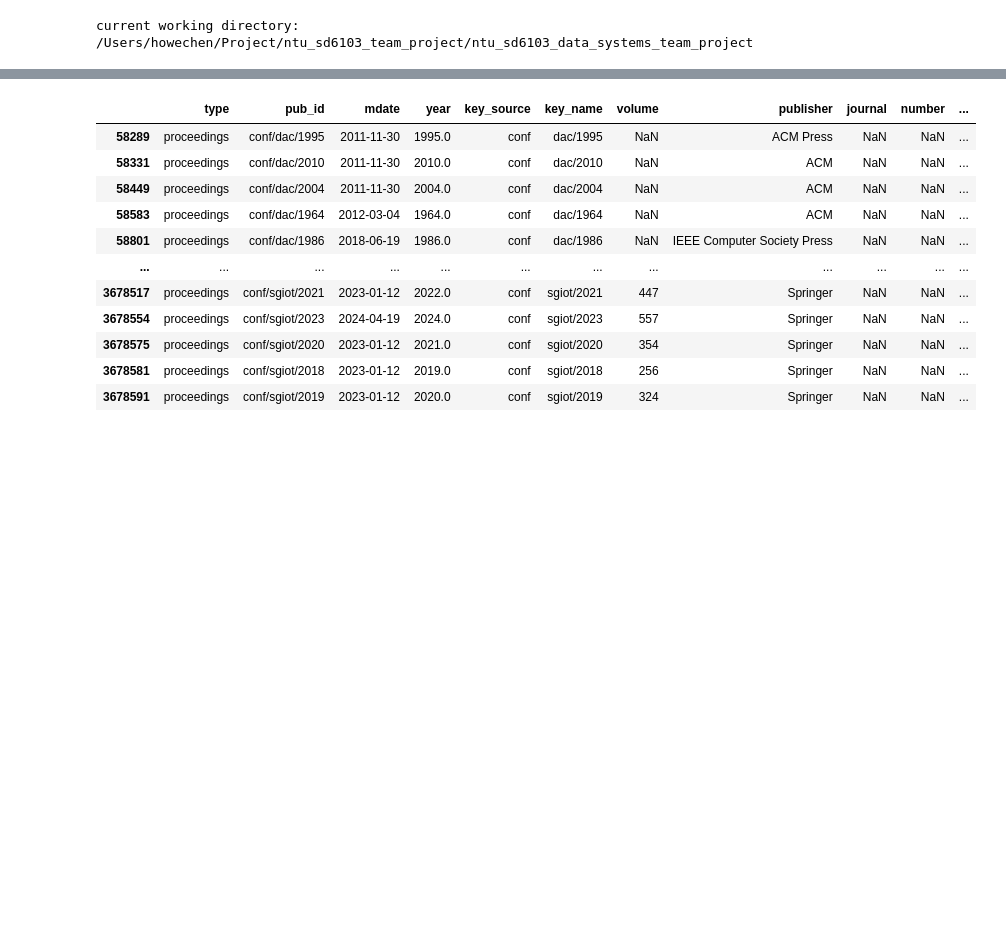
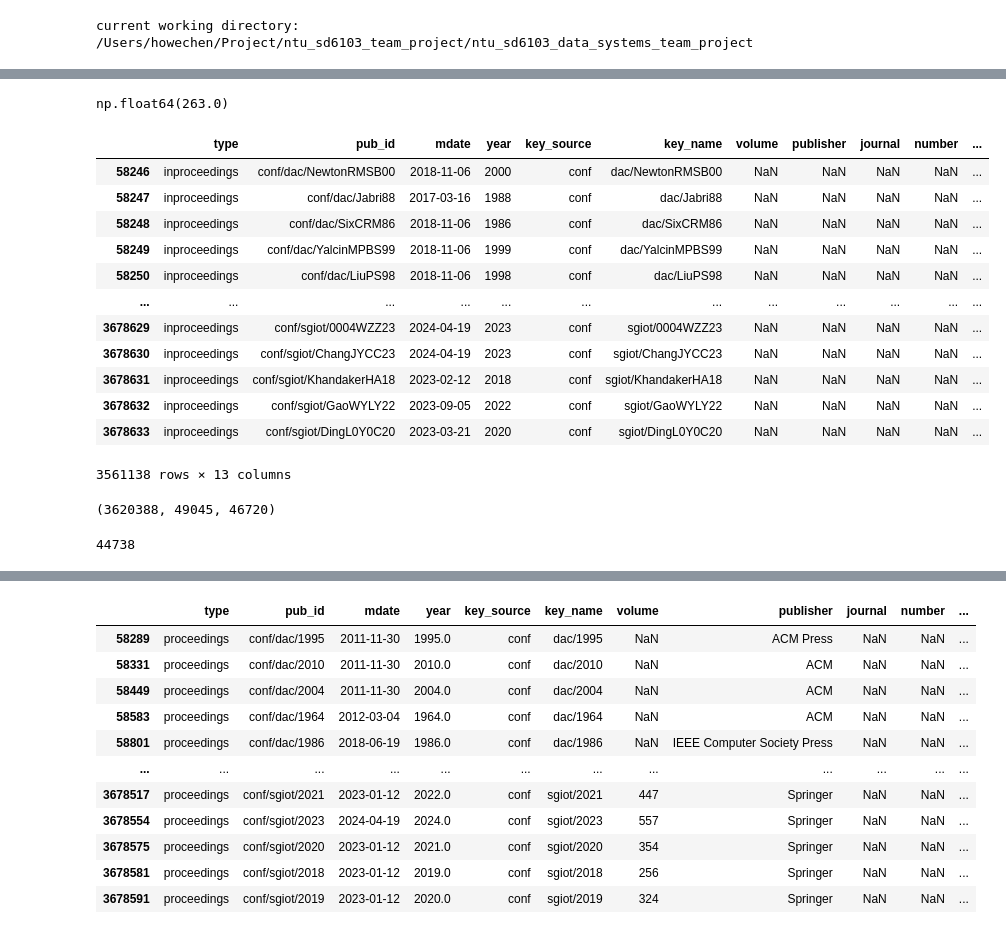
Before and after one commit to HoweChen0517/ntu_sd6103_data_systems_team_project, a Jupyter notebook: notebook/preprocessing.ipynb, the cells around one changed output, grey strips where cells are left out. Drawn from its saved outputs; the diff is of its cells as text; code cells hidden in the pictures; blank space fills up the shorter version.

Commit message:
finish data processing and add DDL.sql

```diff
--- a/notebook/preprocessing.ipynb
+++ b/notebook/preprocessing.ipynb
@@ -11,17 +11,25 @@ print(f'current working directory: {os.getcwd()}')
 current working directory: /Users/howechen/Project/ntu_sd6103_team_project/ntu_sd6103_data_systems_team_project
 # %%
 # load data
-pub_csv_path = "../ntu_sd6103_team_project_data/csv_files/publications.csv"
+pub_csv_path = "../ntu_sd6103_team_project_data/csv_files/publications_raw.csv"
 author_csv_path = "../ntu_sd6103_team_project_data/csv_files/authors.csv"
 author_pub_csv_path = "../ntu_sd6103_team_project_data/csv_files/author_publications.csv"
 jrnls_csv_path = "../ntu_sd6103_team_project_data/csv_files/journals.csv"
 conf_csv_path = "../ntu_sd6103_team_project_data/csv_files/conferences.csv"
 editors_csv_path = "../ntu_sd6103_team_project_data/csv_files/editors.csv"
+editor_pub_csv_path = "../ntu_sd6103_team_project_data/csv_files/editor_publications.csv"
 publisher_csv_path = "../ntu_sd6103_team_project_data/csv_files/publishers.csv"
+posed_conf_csv_path = '../ntu_sd6103_team_project_data/csv_files/processed/conferences.csv'
+posed_jrnls_csv_path = '../ntu_sd6103_team_project_data/csv_files/processed/journals.csv'
+posed_publisher_csv_path = '../ntu_sd6103_team_project_data/csv_files/processed/publishers.csv'
 pub_df = pd.read_csv(pub_csv_path)
 au_pub_df = pd.read_csv(author_pub_csv_path)
 au_df = pd.read_csv(author_csv_path)
 jrnls_df = pd.read_csv(jrnls_csv_path)
 conf_df = pd.read_csv(conf_csv_path)
 editors_df = pd.read_csv(editors_csv_path)
+ed_pub_df = pd.read_csv(editor_pub_csv_path)
 publisher_df = pd.read_csv(publisher_csv_path)
+posed_conf_df = pd.read_csv(posed_conf_csv_path)
+posed_jrnls_df = pd.read_csv(posed_jrnls_csv_path)
+posed_publisher_df = pd.read_csv(posed_publisher_csv_path)
@@ -27,0 +55,5 @@ publisher_df = pd.read_csv(publisher_csv_path)
+# %%
+pub_df['key_name_striped'] = pub_df['key_name'].str.split('/').str[0]
+pub_df['year'] = pub_df['year'].astype('Int64')
+pub_df['key_name_striped'] = pub_df.apply(lambda x: str(x['key_name_striped'])+str(x['year']), axis=1)
+pub_df.head()
@@ -27,0 +92,25 @@ publisher_df = pd.read_csv(publisher_csv_path)
+# %%
+len = new_pub_df['ee'].str.len()
+len.max()
+# %% [output]
+np.float64(263.0)
+# %%
+pub_df[(pub_df['key_source']=='conf') & (pub_df['type'] != 'proceedings')]
+# %% [output]
+|  | type | pub_id | mdate | year | key_source | key_name | volume | publisher | journal | number | ... |
+| 58246 | inproceedings | conf/dac/NewtonRMSB00 | 2018-11-06 | 2000 | conf | dac/NewtonRMSB00 | NaN | NaN | NaN | NaN | ... |
+| 58247 | inproceedings | conf/dac/Jabri88 | 2017-03-16 | 1988 | conf | dac/Jabri88 | NaN | NaN | NaN | NaN | ... |
+| 58248 | inproceedings | conf/dac/SixCRM86 | 2018-11-06 | 1986 | conf | dac/SixCRM86 | NaN | NaN | NaN | NaN | ... |
+| 58249 | inproceedings | conf/dac/YalcinMPBS99 | 2018-11-06 | 1999 | conf | dac/YalcinMPBS99 | NaN | NaN | NaN | NaN | ... |
+| 58250 | inproceedings | conf/dac/LiuPS98 | 2018-11-06 | 1998 | conf | dac/LiuPS98 | NaN | NaN | NaN | NaN | ... |
+| ... | ... | ... | ... | ... | ... | ... | ... | ... | ... | ... | ... |
+| 3678629 | inproceedings | conf/sgiot/0004WZZ23 | 2024-04-19 | 2023 | conf | sgiot/0004WZZ23 | NaN | NaN | NaN | NaN | ... |
+| 3678630 | inproceedings | conf/sgiot/ChangJYCC23 | 2024-04-19 | 2023 | conf | sgiot/ChangJYCC23 | NaN | NaN | NaN | NaN | ... |
+| 3678631 | inproceedings | conf/sgiot/KhandakerHA18 | 2023-02-12 | 2018 | conf | sgiot/KhandakerHA18 | NaN | NaN | NaN | NaN | ... |
+| 3678632 | inproceedings | conf/sgiot/GaoWYLY22 | 2023-09-05 | 2022 | conf | sgiot/GaoWYLY22 | NaN | NaN | NaN | NaN | ... |
+| 3678633 | inproceedings | conf/sgiot/DingL0Y0C20 | 2023-03-21 | 2020 | conf | sgiot/DingL0Y0C20 | NaN | NaN | NaN | NaN | ... |
+3561138 rows × 13 columns
+# %%
+pub_df[pub_df['key_source']=='conf'].shape[0], pub_df[pub_df['key_source']=='conf']['key_name_striped'].nunique(), posed_conf_df.shape[0]
+# %% [output]
+(3620388, 49045, 46720)
@@ -27,0 +128,8 @@ publisher_df = pd.read_csv(publisher_csv_path)
+# %%
+new_conf_df = new_conf_publisher_df.loc[:,['conf_name', 'year']]
+new_conf_df.drop_duplicates(inplace=True)
+new_conf_df.reset_index(drop=True, inplace=True)
+new_conf_df['conf_id'] = new_conf_df.index + 1
+new_conf_df.shape[0]
+# %% [output]
+44738
```
Also changed, not shown: parts of 32 cells of this notebook, 6 other files.
